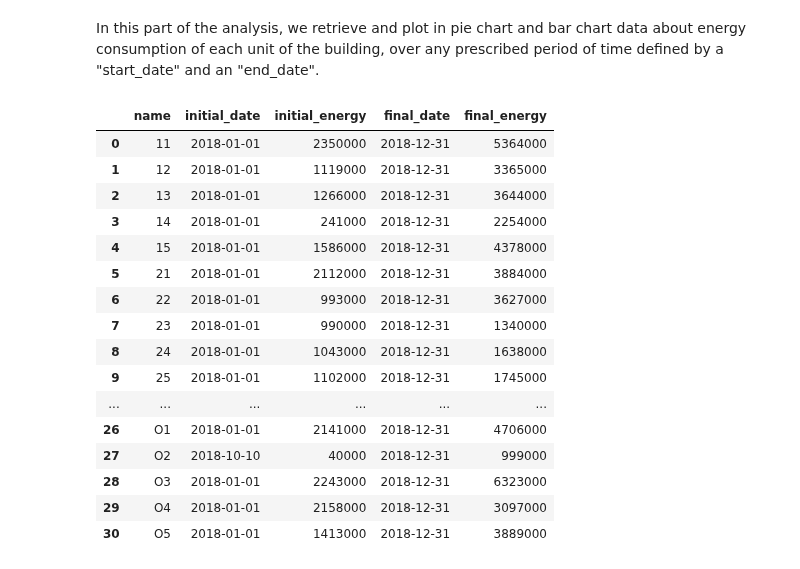
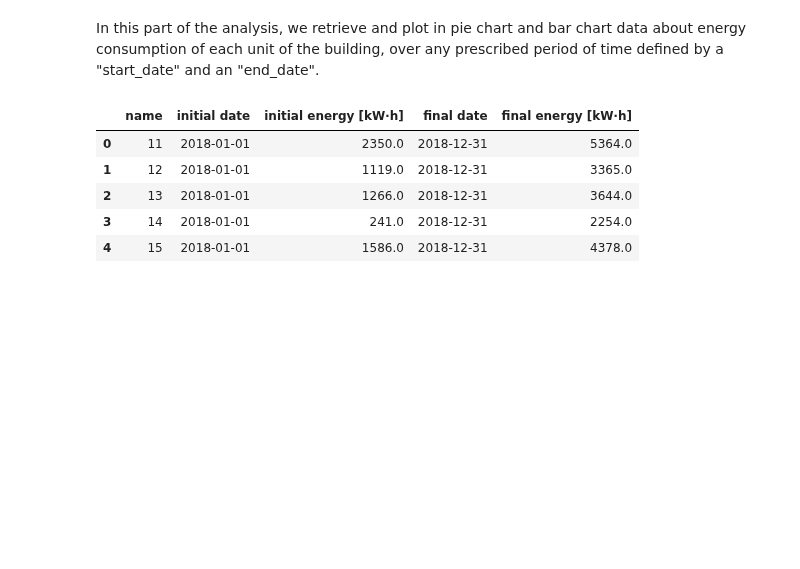
Before and after one commit to rtiedra/data-science, a Jupyter notebook: building_heating/building_heating.ipynb, the cells around one changed output. Saved outputs shown, nothing was run; the diff lists cells and outputs as text; code cells hidden in the pictures; blank space fills up the shorter version.

```diff
--- a/building_heating/building_heating.ipynb
+++ b/building_heating/building_heating.ipynb
@@ -178,43 +165,36 @@ In this part of the analysis, we retrieve and plot in pie chart and bar chart da
 # %%
 # Set start_date and end_date for the DataFrame of energy consumption
 
 start_date = '"2018-01-01"'
 end_date = '"2018-12-31"'
 
 # Read, for each unit of the building, the first energy after the start date into a DataFrame "df_start"
+# We dive "Power.value" by 1000 to get energies in [kW⋅h]
 
-df_start = pd.read_sql('SELECT Apartments.name, Power.date AS initial_date, Power.value AS initial_energy \
+df_start = pd.read_sql('SELECT Apartments.name, Power.date AS \'initial date\', \
+                   Power.value/1000 AS \'initial energy [kW⋅h]\' \
                    FROM Power INNER JOIN Apartments ON Power.apartment_id=Apartments.esmart_id \
                    WHERE Power.module_id=18 AND Power.date>=%s \
                    GROUP BY Apartments.name' % start_date, engine)
 
 # Read, for each unit of the building, the last energy before the end date into a DataFrame "df_end"
+# We dive "Power.value" by 1000 to get energies in [kW⋅h]
 
-df_end = pd.read_sql('SELECT Apartments.name, Power.date AS final_date, Power.value AS final_energy \
+df_end = pd.read_sql('SELECT Apartments.name, Power.date AS \'final date\', \
+                   Power.value/1000 AS \'final energy [kW⋅h]\' \
                    FROM Power INNER JOIN Apartments ON Power.apartment_id=Apartments.esmart_id \
                    WHERE Power.module_id=18 AND Power.date<=%s \
                    ORDER BY Power.date DESC LIMIT 31' % end_date, engine)
 
 # Merging 'df_start' and 'df_end' into a DataFrame 'df_energy' (using 'name' as key)
 # (in 2018 there are missing measures; the first measure for unit "O2" is at initial_date "2018-10-10")
 
 df_energy = pd.merge(df_start, df_end, how='left', on='name')
-df_energy
+df_energy.head()
 # %% [output]
-|  | name | initial_date | initial_energy | final_date | final_energy |
-| 0 | 11 | 2018-01-01 | 2350000 | 2018-12-31 | 5364000 |
-| 1 | 12 | 2018-01-01 | 1119000 | 2018-12-31 | 3365000 |
-| 2 | 13 | 2018-01-01 | 1266000 | 2018-12-31 | 3644000 |
-| 3 | 14 | 2018-01-01 | 241000 | 2018-12-31 | 2254000 |
-| 4 | 15 | 2018-01-01 | 1586000 | 2018-12-31 | 4378000 |
-| 5 | 21 | 2018-01-01 | 2112000 | 2018-12-31 | 3884000 |
-| 6 | 22 | 2018-01-01 | 993000 | 2018-12-31 | 3627000 |
-| 7 | 23 | 2018-01-01 | 990000 | 2018-12-31 | 1340000 |
-| 8 | 24 | 2018-01-01 | 1043000 | 2018-12-31 | 1638000 |
-| 9 | 25 | 2018-01-01 | 1102000 | 2018-12-31 | 1745000 |
-| ... | ... | ... | ... | ... | ... |
-| 26 | O1 | 2018-01-01 | 2141000 | 2018-12-31 | 4706000 |
-| 27 | O2 | 2018-10-10 | 40000 | 2018-12-31 | 999000 |
-| 28 | O3 | 2018-01-01 | 2243000 | 2018-12-31 | 6323000 |
-| 29 | O4 | 2018-01-01 | 2158000 | 2018-12-31 | 3097000 |
-| 30 | O5 | 2018-01-01 | 1413000 | 2018-12-31 | 3889000 |
+|  | name | initial date | initial energy [kW⋅h] | final date | final energy [kW⋅h] |
+| 0 | 11 | 2018-01-01 | 2350.0 | 2018-12-31 | 5364.0 |
+| 1 | 12 | 2018-01-01 | 1119.0 | 2018-12-31 | 3365.0 |
+| 2 | 13 | 2018-01-01 | 1266.0 | 2018-12-31 | 3644.0 |
+| 3 | 14 | 2018-01-01 | 241.0 | 2018-12-31 | 2254.0 |
+| 4 | 15 | 2018-01-01 | 1586.0 | 2018-12-31 | 4378.0 |
```
Also changed, not shown: parts of 13 cells of this notebook.
